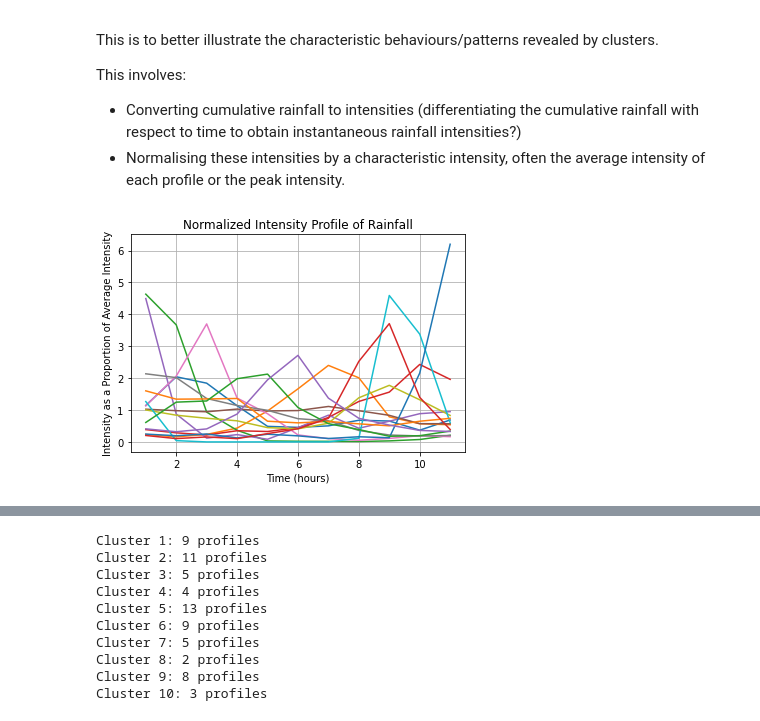
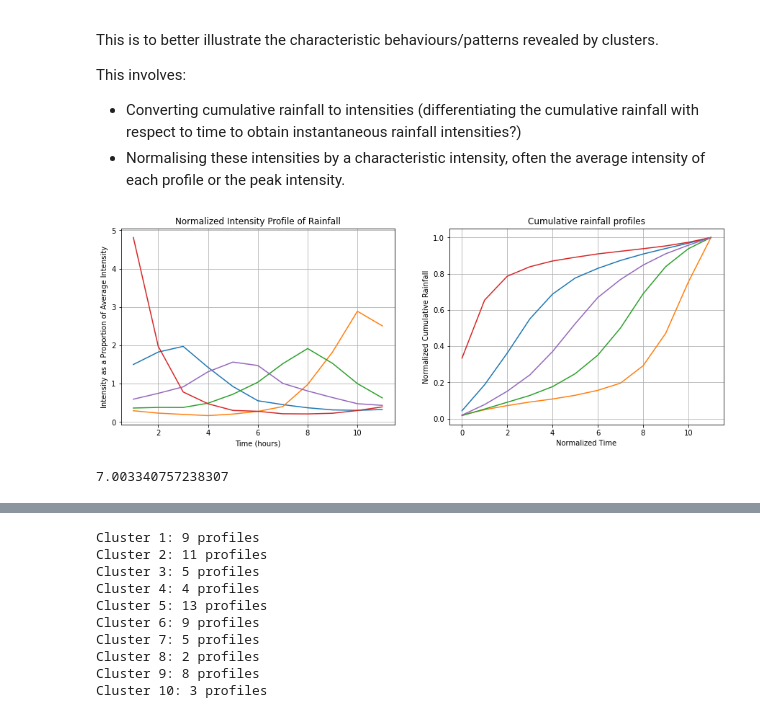
Before and after one commit to masher92/UKCP18, a Jupyter notebook: FindIndependentRainfallEvents/CreateDimensionlessProfiles.ipynb, the cells around one changed output, grey strips where cells are left out. Saved outputs shown, nothing was run; the diff lists cells and outputs as text; code cells hidden in the pictures.

Commit message:
with more gauges2

```diff
--- a/FindIndependentRainfallEvents/CreateDimensionlessProfiles.ipynb
+++ b/FindIndependentRainfallEvents/CreateDimensionlessProfiles.ipynb
@@ -25,15 +25,21 @@ Each value is a dimensionless, cumulative rainfall value (cumulative rainfall at
 If there are less than 12 values, then these are filled in with interpolation
 # %%
 # List to store the profiles
-profiles = []
-
-for gauge_num in [1,2,3,4,5,7,8]:
+# profiles = []
+# durations_for_profiles = []
+for gauge_num in range(40,47):
+    print(gauge_num)
     # Create a list of all the event CSVs
     files = [f for f in os.listdir(f"../../ProcessedData/IndependentEvents/{em}/Gauge{gauge_num}/Option1/EventSet/") if f.endswith('.csv')]
     files = np.sort(files)
 
     # For each event
     for num, file in enumerate(files):
+
+        pattern = re.compile(r'(\d+\.?\d*)hrs')
+        match = pattern.search(file)
+        duration = match.group(1)
+
         test = pd.read_csv(f"../../ProcessedData/IndependentEvents/{em}/Gauge{gauge_num}/Option1/EventSet/{file}")
         if len(test)==1:
             print(f"Only 1 value at gauge_num {gauge_num} for {file}")
@@ -42,3 +48,5 @@ for gauge_num in [1,2,3,4,5,7,8]:
             normalized_time, normalized_rainfall = create_dimensionless_profile(times, np.array(test['precipitation (mm/hr)']))
             interpolated_rainfall = interpolate_and_bin(normalized_time, normalized_rainfall)
             profiles.append(interpolated_rainfall)
+
+            durations_for_profiles.append(duration)
@@ -120,6 +135,6 @@ The output of this is centroids which represent the average cumulative profile o
 # %%
 # Assuming `profiles` is your array where rows are the dimensionless profiles
-num_clusters = 15  # number of clusters
+num_clusters = 5  # number of clusters
 
 # Create and fit the model
 kmeans = KMeans(n_clusters=num_clusters, random_state=42)
@@ -153,28 +159,42 @@ This involves:
 - Converting cumulative rainfall to intensities (differentiating the cumulative rainfall with respect to time to obtain instantaneous rainfall intensities?)
 - Normalising these intensities by a characteristic intensity, often the average intensity of each profile or the peak intensity.
 # %%
-# plt.figure(figsize=(8, 5))
+fig, ax=plt.subplots(ncols=2, figsize=(15, 5))
 for centroid_cumulative in centroids:
     # Find the times in hours
     time_hours = np.array(range(0,len(centroid_cumulative)))  # Time in hours
 
     # Convert cumulative to intensity (mm/hour)
     intensity = np.diff(centroid_cumulative) / np.diff(time_hours)
 
     # Calculate average intensity
     average_intensity = np.sum(intensity) / (time_hours[-1] - time_hours[1])
 
     # Normalize intensity by average intensity
     normalized_intensity = intensity / average_intensity
 
     start_index, end_index = find_heaviest_rainfall_window(normalized_intensity)
     # print("Heaviest rainfall from index:", start_index, "to", end_index)
 
     # Plotting the normalized intensity profile
-    plt.plot(time_hours[1:], normalized_intensity)
-    plt.title('Normalized Intensity Profile of Rainfall')
-    plt.xlabel('Time (hours)')
-    plt.ylabel('Intensity as a Proportion of Average Intensity')
-    plt.grid(True)
+    ax[0].plot(time_hours[1:], normalized_intensity)
+    ax[0].set_title('Normalized Intensity Profile of Rainfall')
+    ax[0].set_xlabel('Time (hours)')
+    ax[0].set_ylabel('Intensity as a Proportion of Average Intensity')
+    ax[0].grid(True)
+
+    #
+    ax[1].plot(centroid_cumulative, label=f'Cluster {i+1}')
+    ax[1].set_title('Cumulative rainfall profiles')
+    ax[1].set_xlabel('Normalized Time')
+    ax[1].set_ylabel('Normalized Cumulative Rainfall')
+    ax[1].grid(True)
 # %% [output]
-[figure, old version]
+[figure, new version]
+# %%
+df= pd.DataFrame({'cluster_num':labels, 'duration':durations_for_profiles})
+df['duration'] =  pd.to_numeric(df['duration'])
+mean_durations = df.groupby('cluster_num')['duration'].mean()
+mean_durations[0]
+# %% [output]
+7.003340757238307
```
Also changed, not shown: parts of 20 cells of this notebook.
